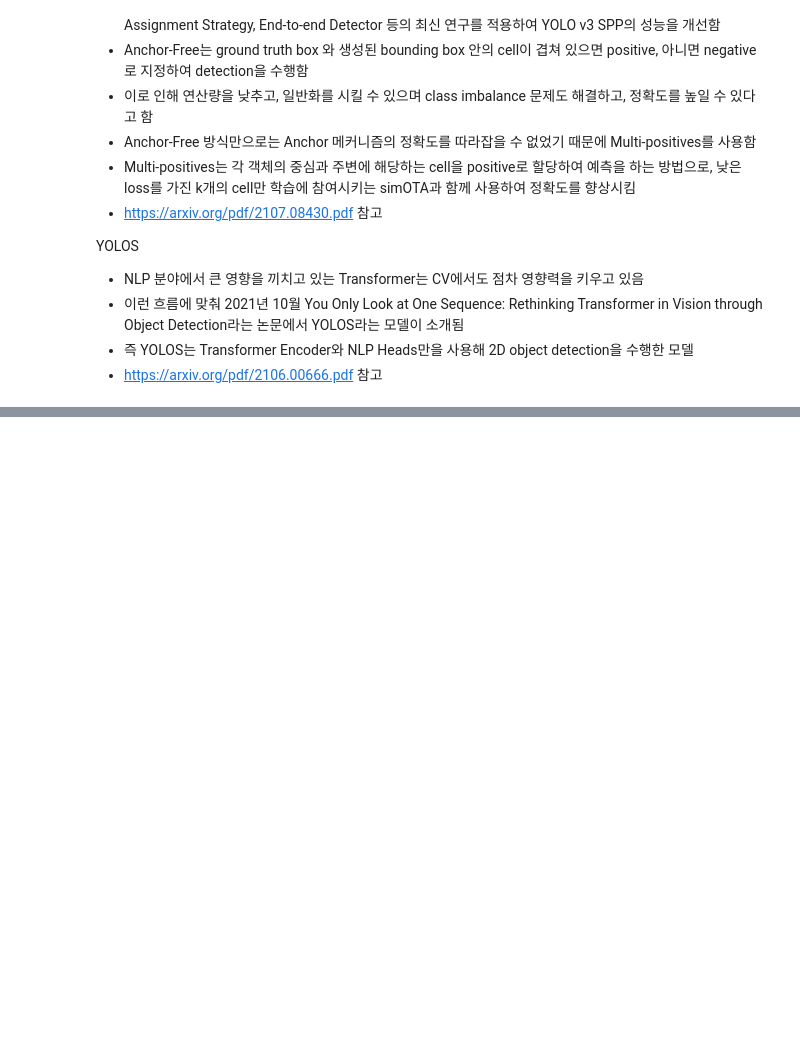
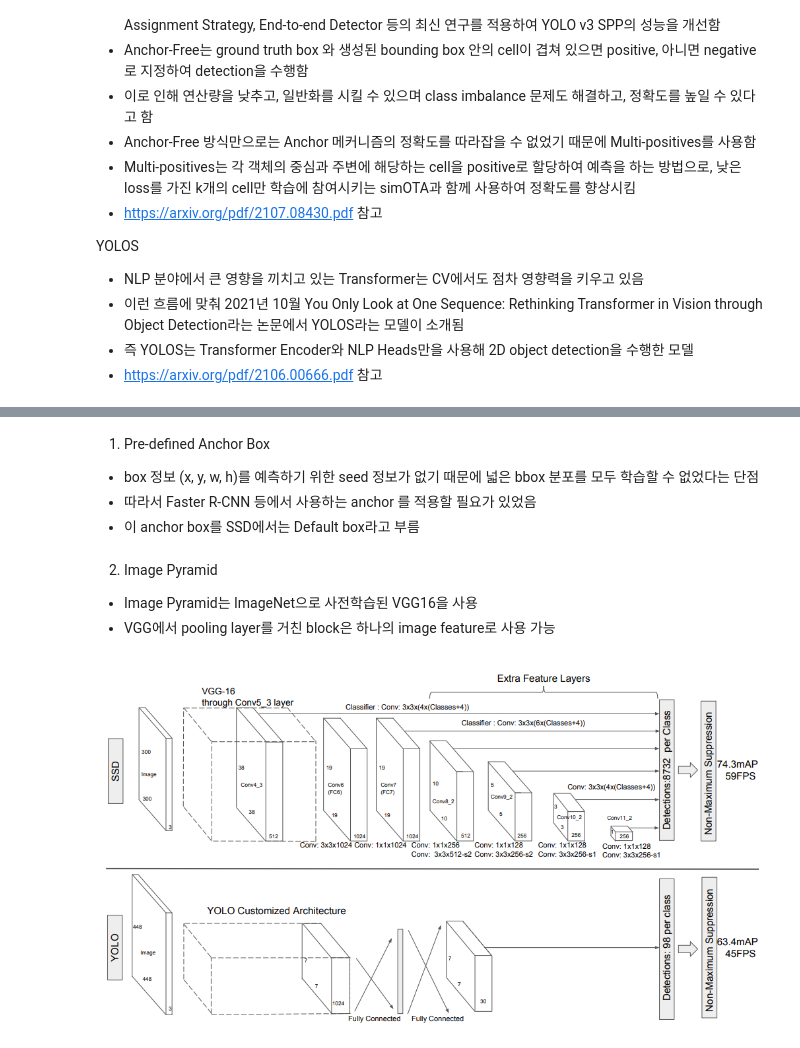
Before and after one commit to ziippy/modoo-cv, a Jupyter notebook: 19_YOLO_and_SSD.ipynb, the cells around one changed output, grey strips where cells are left out. Cells and saved outputs as stored; diff of their text form; code cells hidden in the pictures; blank space fills up the shorter version.

```diff
--- a/19_YOLO_and_SSD.ipynb
+++ b/19_YOLO_and_SSD.ipynb
@@ -236,0 +245,14 @@ YOLOS
+# %% [markdown]
+1) Pre-defined Anchor Box
+- box 정보 (x, y, w, h)를 예측하기 위한 seed 정보가 없기 때문에 넓은 bbox 분포를 모두 학습할 수 없었다는 단점
+- 따라서 Faster R-CNN 등에서 사용하는 anchor 를 적용할 필요가 있었음
+- 이 anchor box를 SSD에서는 Default box라고 부름
+# %% [markdown]
+2) Image Pyramid
+- Image Pyramid는 ImageNet으로 사전학습된 VGG16을 사용
+- VGG에서 pooling layer를 거친 block은 하나의 image feature로 사용 가능
+# %%
+from IPython.display import Image
+Image(filename='capture/ssd_versus_yolo.png')
+# %% [output]
+[figure, added]
```
Also changed, not shown: parts of 20 cells of this notebook, 3 other files.
